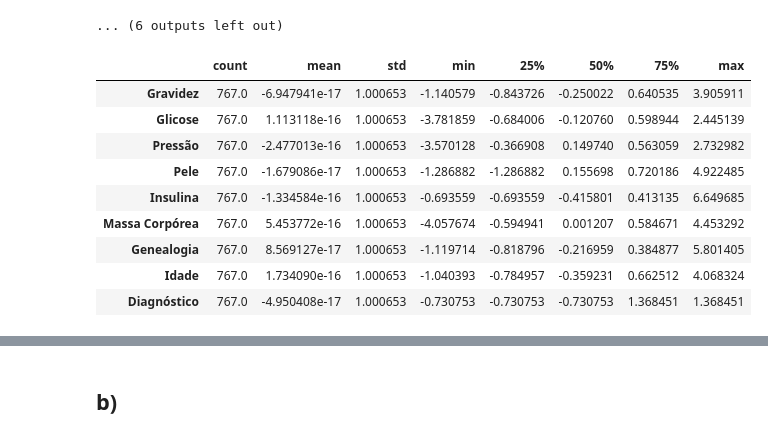
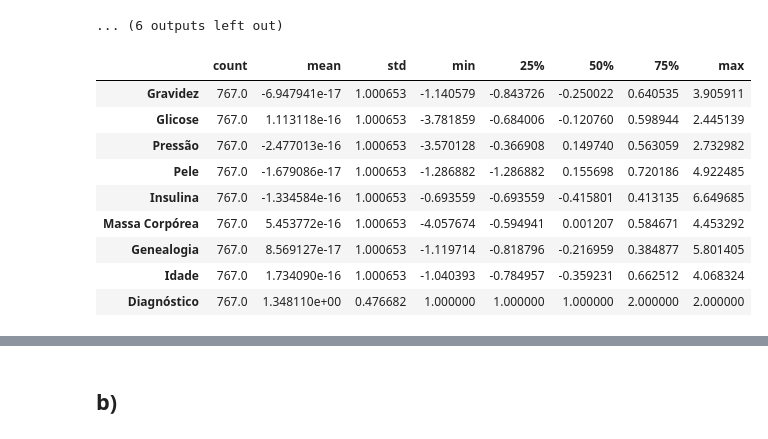
Before and after one commit to carvalheirafc/dim0097, a Jupyter notebook: lista3/Resposta_da_Lista_3.ipynb, the cells around one changed output, grey strips where cells are left out. Cells and saved outputs as stored; diff of their text form; code cells hidden in the pictures.

```diff
--- a/lista3/Resposta_da_Lista_3.ipynb
+++ b/lista3/Resposta_da_Lista_3.ipynb
@@ -561,22 +561,23 @@ Std: 7.883946400720226
 # %%
 '''
 Z-Score Normalization
 '''
 z_scaler = preprocessing.StandardScaler()
 data_zscore = pd.DataFrame(z_scaler.fit_transform(diabetes.to_numpy()),
                             columns=diabetes.columns)
+data_zscore['Diagnóstico'] = diabetes['Diagnóstico']
 data_zscore.describe().transpose()
 # %% [output]
 |  | count | mean | std | min | 25% | 50% | 75% | max |
 | Gravidez | 767.0 | -6.947941e-17 | 1.000653 | -1.140579 | -0.843726 | -0.250022 | 0.640535 | 3.905911 |
 | Glicose | 767.0 | 1.113118e-16 | 1.000653 | -3.781859 | -0.684006 | -0.120760 | 0.598944 | 2.445139 |
 | Pressão | 767.0 | -2.477013e-16 | 1.000653 | -3.570128 | -0.366908 | 0.149740 | 0.563059 | 2.732982 |
 | Pele | 767.0 | -1.679086e-17 | 1.000653 | -1.286882 | -1.286882 | 0.155698 | 0.720186 | 4.922485 |
 | Insulina | 767.0 | -1.334584e-16 | 1.000653 | -0.693559 | -0.693559 | -0.415801 | 0.413135 | 6.649685 |
 | Massa Corpórea | 767.0 | 5.453772e-16 | 1.000653 | -4.057674 | -0.594941 | 0.001207 | 0.584671 | 4.453292 |
 | Genealogia | 767.0 | 8.569127e-17 | 1.000653 | -1.119714 | -0.818796 | -0.216959 | 0.384877 | 5.801405 |
 | Idade | 767.0 | 1.734090e-16 | 1.000653 | -1.040393 | -0.784957 | -0.359231 | 0.662512 | 4.068324 |
-| Diagnóstico | 767.0 | -4.950408e-17 | 1.000653 | -0.730753 | -0.730753 | -0.730753 | 1.368451 | 1.368451 |
+| Diagnóstico | 767.0 | 1.348110e+00 | 0.476682 | 1.000000 | 1.000000 | 1.000000 | 2.000000 | 2.000000 |
 # %%
 '''
 Z-score Data
```
Also changed, not shown: parts of 3 cells of this notebook.
